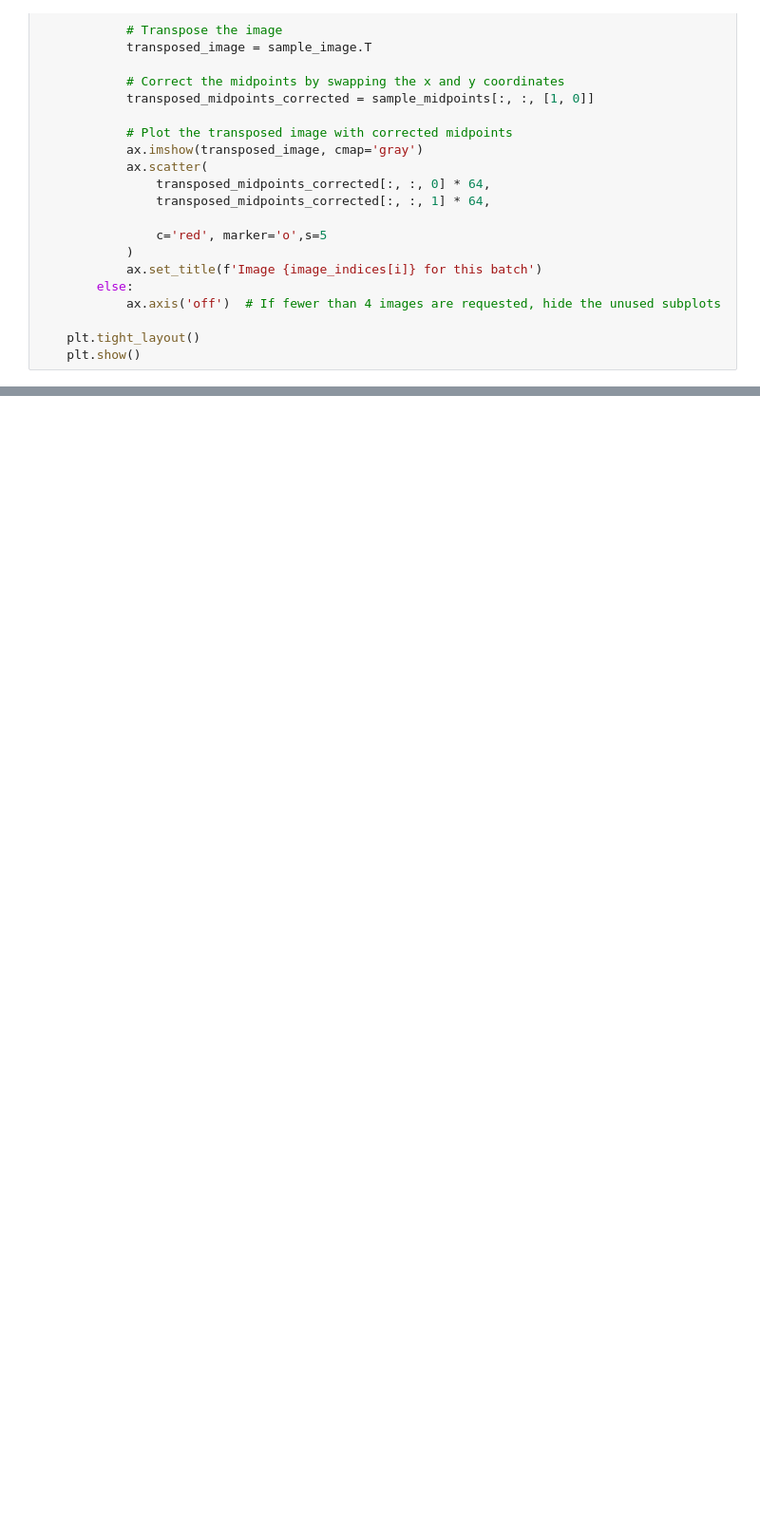
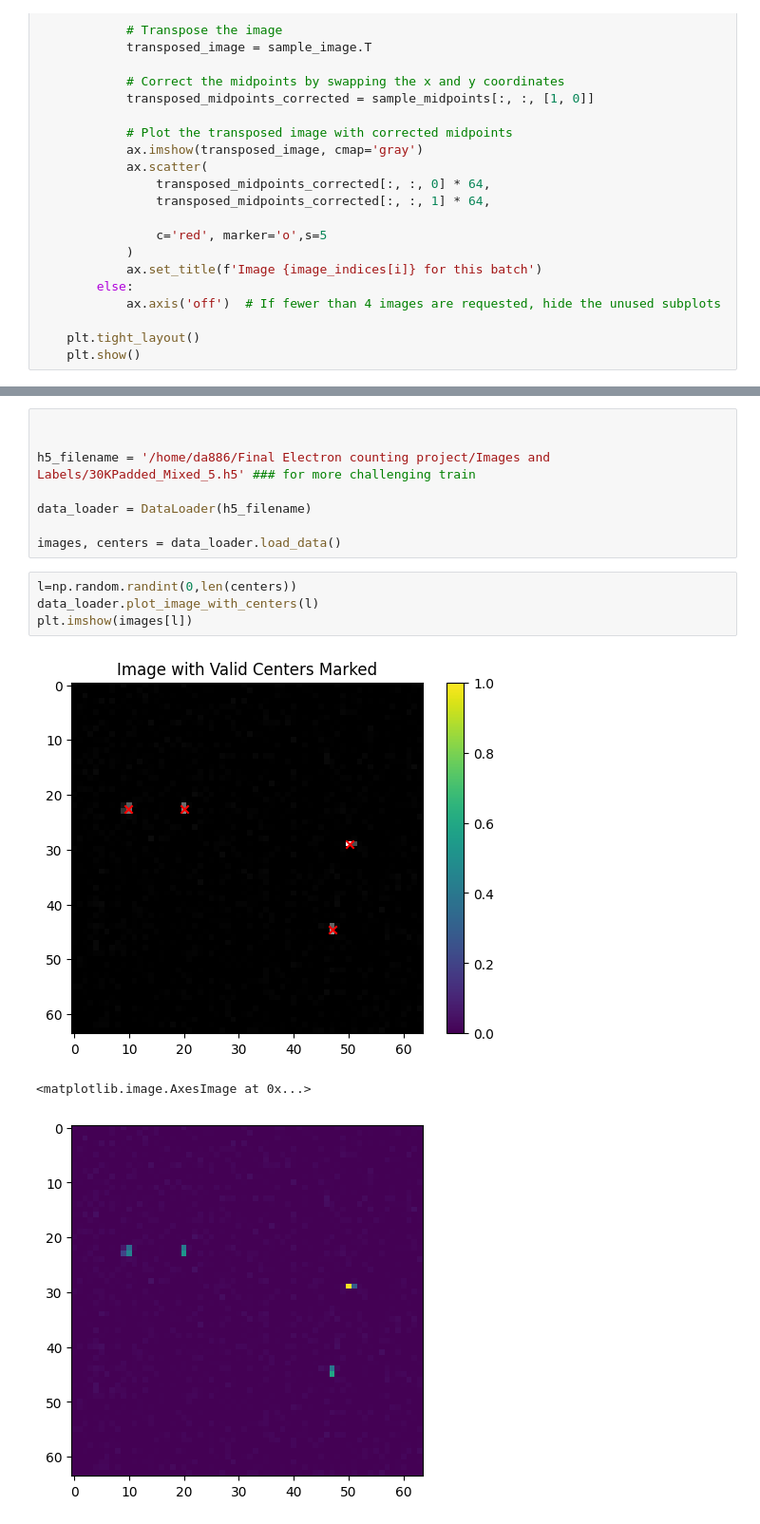
Before and after one commit to DerrickAppiahOsei/da886, a Jupyter notebook: ResNet34.ipynb, the cells around one changed output, grey strips where cells are left out. Shown at 95% size. Cells and saved outputs as stored; diff of their text form; blank space fills up the shorter version.

```diff
--- a/ResNet34.ipynb
+++ b/ResNet34.ipynb
@@ -275,0 +275,16 @@ Model: "resnet34"
+# %%
+
+
+h5_filename = '/home/da886/Final Electron counting project/Images and Labels/30KPadded_Mixed_5.h5' ### for more challenging train
+
+data_loader = DataLoader(h5_filename)
+
+images, centers = data_loader.load_data()
+# %%
+l=np.random.randint(0,len(centers))
+data_loader.plot_image_with_centers(l)
+plt.imshow(images[l])
+# %% [output]
+[figure, added]
+<matplotlib.image.AxesImage at 0x...>
+[figure, added]
```
Also changed, not shown: parts of 21 cells of this notebook, 1 other file.
